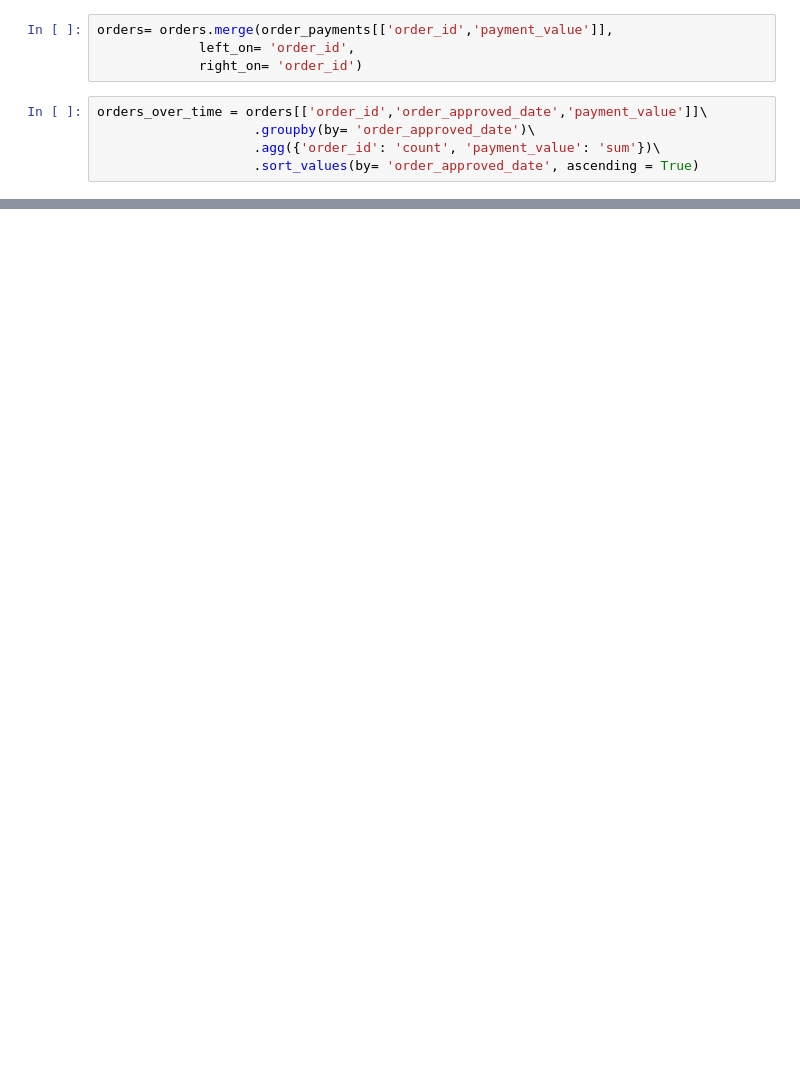
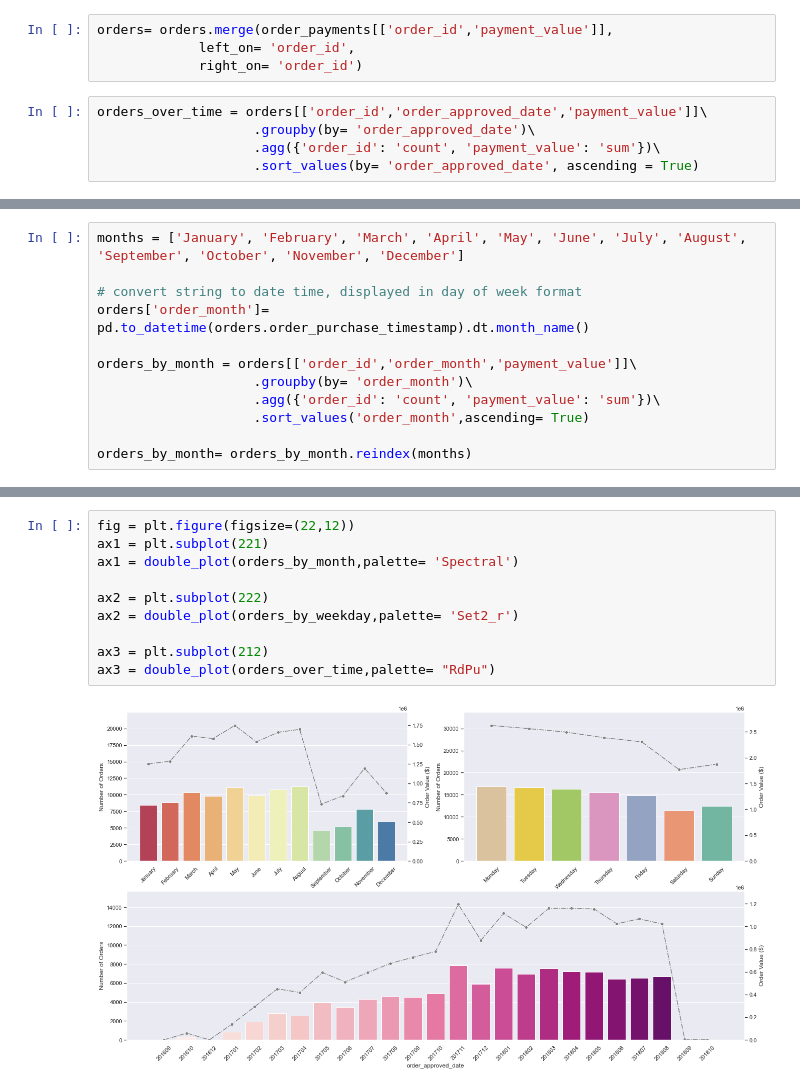
Before and after one commit to honnsey/Olist, a Jupyter notebook: OLIST.ipynb, the cells around one changed output, grey strips where cells are left out. Drawn from its saved outputs; the diff is of its cells as text; blank space fills up the shorter version.

```diff
--- a/OLIST.ipynb
+++ b/OLIST.ipynb
@@ -176,0 +114,12 @@ ax2.set_ylabel('Order Value ($)');
+# %%
+months = ['January', 'February', 'March', 'April', 'May', 'June', 'July', 'August', 'September', 'October', 'November', 'December']
+
+# convert string to date time, displayed in day of week format
+orders['order_month']= pd.to_datetime(orders.order_purchase_timestamp).dt.month_name()
+
+orders_by_month = orders[['order_id','order_month','payment_value']]\
+                    .groupby(by= 'order_month')\
+                    .agg({'order_id': 'count', 'payment_value': 'sum'})\
+                    .sort_values('order_month',ascending= True)
+
+orders_by_month= orders_by_month.reindex(months)
@@ -176,0 +156,12 @@ ax2.set_ylabel('Order Value ($)');
+# %%
+fig = plt.figure(figsize=(22,12))
+ax1 = plt.subplot(221)
+ax1 = double_plot(orders_by_month,palette= 'Spectral')
+
+ax2 = plt.subplot(222)
+ax2 = double_plot(orders_by_weekday,palette= 'Set2_r')
+
+ax3 = plt.subplot(212)
+ax3 = double_plot(orders_over_time,palette= "RdPu")
+# %% [output]
+[figure, added]
```
Also changed, not shown: parts of 6 cells of this notebook, 1 other file.
